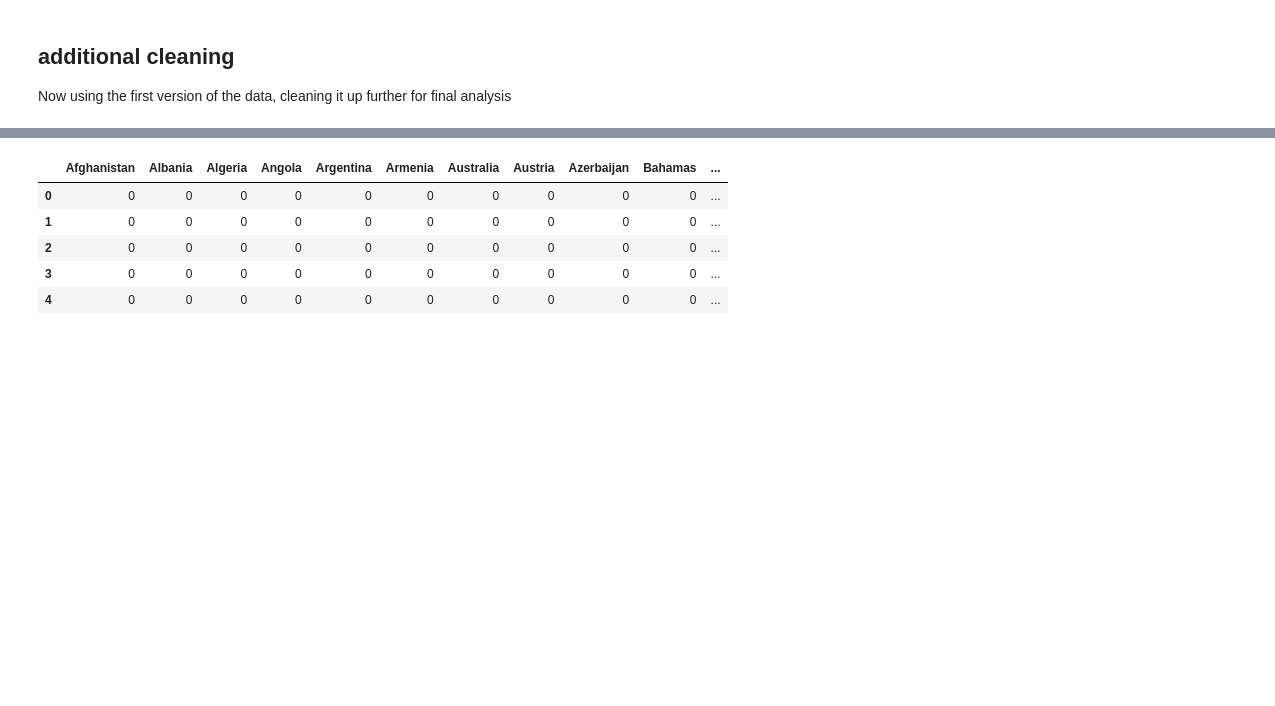
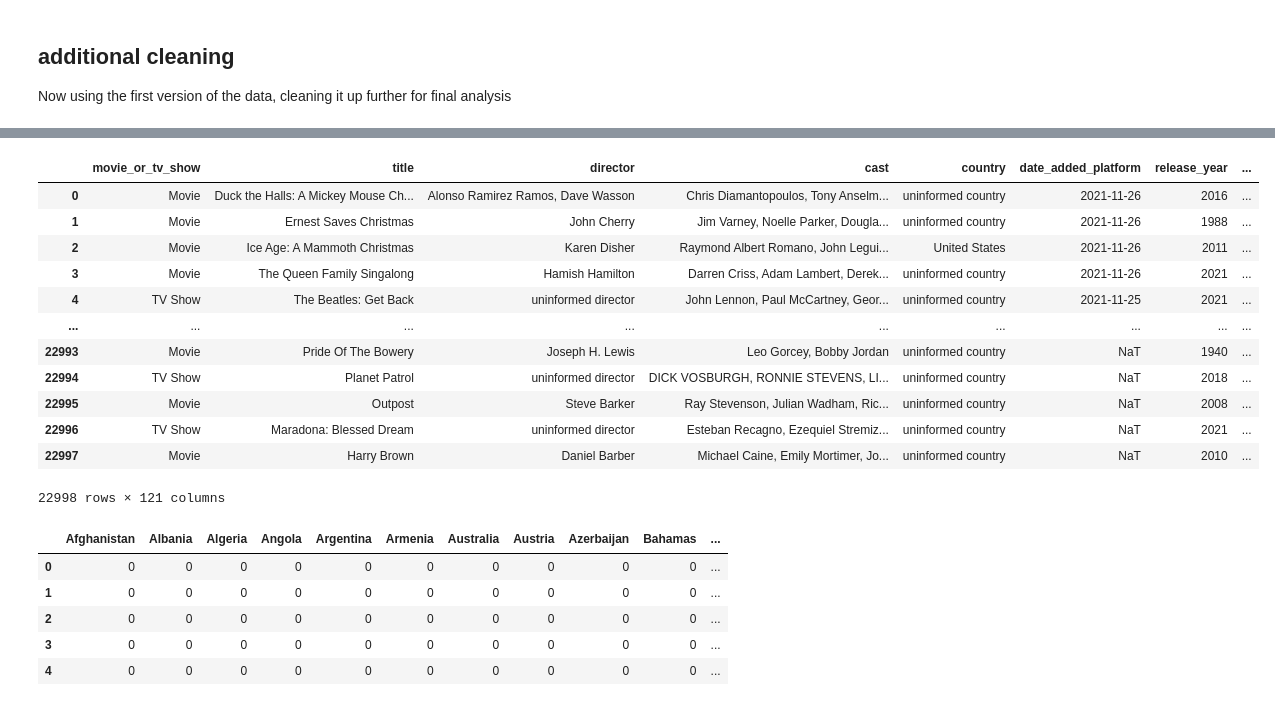
Before and after one commit to keshleem/dx699-summerai-homework2, a Jupyter notebook: OMDS-ModB2-Week2-Martin-Keshia-Lee.ipynb, the cells around one changed output, grey strips where cells are left out. Saved outputs shown, nothing was run; the diff lists cells and outputs as text; code cells hidden in the pictures; blank space fills up the shorter version.

```diff
--- a/OMDS-ModB2-Week2-Martin-Keshia-Lee.ipynb
+++ b/OMDS-ModB2-Week2-Martin-Keshia-Lee.ipynb
@@ -137,8 +138,6 @@ df_movie_tv_streaming[df_movie_tv_streaming.isnull().any(axis=1)]
 | 22997 | Movie | Harry Brown | Daniel Barber | Michael Caine, Emily Mortimer, Jo... | uninformed country | NaN | 2010 | ... |
 10094 rows × 122 columns
 # %%
-# want to show all columns
-pd.set_option('display.max_rows', None)
 print('Mean of Numerical Columns')
 print(df_movie_tv_streaming.mean(numeric_only=True))
 # %% [output]
@@ -290,10 +265,26 @@ df_streaming_tv_movie['runtime_minutes'] = np.nan
 df_streaming_tv_movie.loc[min_mask, 'runtime_minutes'] = df_streaming_tv_movie.loc[min_mask, 'duration_seconds'].astype(str).str.extract('(\d+)')[0].astype('Int64')
 # %%
 # dropping duration_seconds, gender_type, and description
-df_streaming_tv_movie = df_streaming_tv_movie.drop(['duration_seconds', 'gender_type', 'description', 'Movie', 'TV Show'], axis=1)
+df_streaming_tv_movie = df_streaming_tv_movie.drop(['duration_seconds', 'gender_type', 'description'], axis=1)
 # %%
 # dropping some genre columns - unknown what they are for
 df_streaming_tv_movie = df_streaming_tv_movie.drop(['s', 'st', 'of', '-'], axis=1)
+# %%
+df_streaming_tv_movie
+# %% [output]
+|  | movie_or_tv_show | title | director | cast | country | date_added_platform | release_year | ... |
+| 0 | Movie | Duck the Halls: A Mickey Mouse Ch... | Alonso Ramirez Ramos, Dave Wasson | Chris Diamantopoulos, Tony Anselm... | uninformed country | 2021-11-26 | 2016 | ... |
+| 1 | Movie | Ernest Saves Christmas | John Cherry | Jim Varney, Noelle Parker, Dougla... | uninformed country | 2021-11-26 | 1988 | ... |
+| 2 | Movie | Ice Age: A Mammoth Christmas | Karen Disher | Raymond Albert Romano, John Legui... | United States | 2021-11-26 | 2011 | ... |
+| 3 | Movie | The Queen Family Singalong | Hamish Hamilton | Darren Criss, Adam Lambert, Derek... | uninformed country | 2021-11-26 | 2021 | ... |
+| 4 | TV Show | The Beatles: Get Back | uninformed director | John Lennon, Paul McCartney, Geor... | uninformed country | 2021-11-25 | 2021 | ... |
+| ... | ... | ... | ... | ... | ... | ... | ... | ... |
+| 22993 | Movie | Pride Of The Bowery | Joseph H. Lewis | Leo Gorcey, Bobby Jordan | uninformed country | NaT | 1940 | ... |
+| 22994 | TV Show | Planet Patrol | uninformed director | DICK VOSBURGH, RONNIE STEVENS, LI... | uninformed country | NaT | 2018 | ... |
+| 22995 | Movie | Outpost | Steve Barker | Ray Stevenson, Julian Wadham, Ric... | uninformed country | NaT | 2008 | ... |
+| 22996 | TV Show | Maradona: Blessed Dream | uninformed director | Esteban Recagno, Ezequiel Stremiz... | uninformed country | NaT | 2021 | ... |
+| 22997 | Movie | Harry Brown | Daniel Barber | Michael Caine, Emily Mortimer, Jo... | uninformed country | NaT | 2010 | ... |
+22998 rows × 121 columns
 # %%
 df_streaming_tv_movie = df_streaming_tv_movie.rename(columns={'month': 'month_added_platform'})
 df_streaming_tv_movie = df_streaming_tv_movie.rename(columns={'date': 'day_added_platform'})
```
Also changed, not shown: parts of 19 cells of this notebook, 2 other files.
